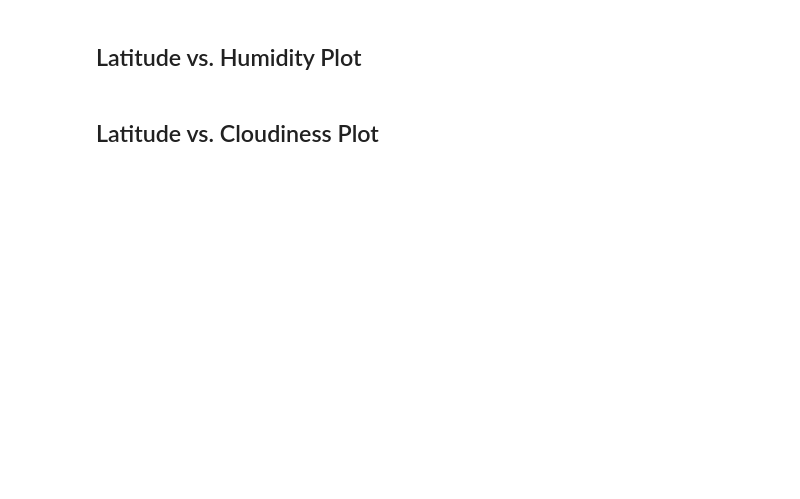
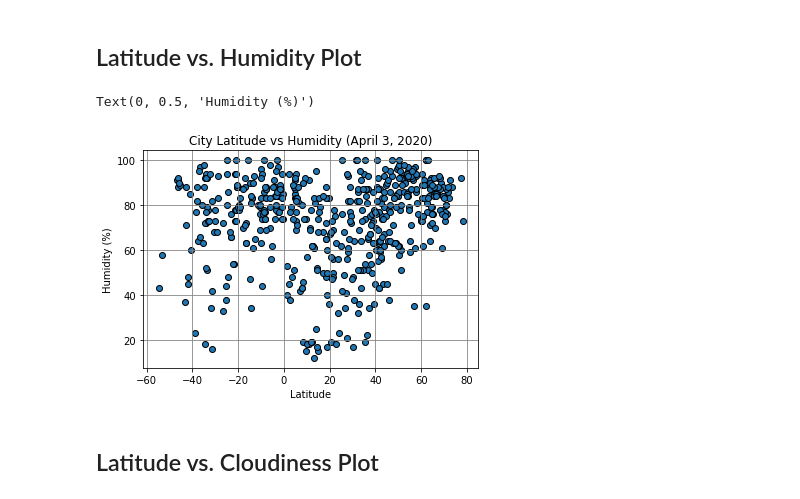
Before and after one commit to edo2021/PythonAPIChallenge, a Jupyter notebook: WeatherPy/WeatherPy.ipynb, the cells around one changed output. Cells and saved outputs as stored; diff of their text form; code cells hidden in the pictures; blank space fills up the shorter version.

```diff
--- a/WeatherPy/WeatherPy.ipynb
+++ b/WeatherPy/WeatherPy.ipynb
@@ -157,4 +220,13 @@ Skip this step if there are no cities that have humidity > 100%.
 # %% [markdown]
 ## Latitude vs. Humidity Plot
+# %%
+plt.scatter(weather_df["Latitude"], weather_df["Humidity"], edgecolors="black")
+plt.grid(color="grey")
+plt.title("City Latitude vs Humidity (April 3, 2020)")
+plt.xlabel("Latitude")
+plt.ylabel("Humidity (%)")
+# %% [output]
+Text(0, 0.5, 'Humidity (%)')
+[figure, added]
 # %% [markdown]
 ## Latitude vs. Cloudiness Plot
```
Also changed, not shown: parts of 13 cells of this notebook, 4 other files.
